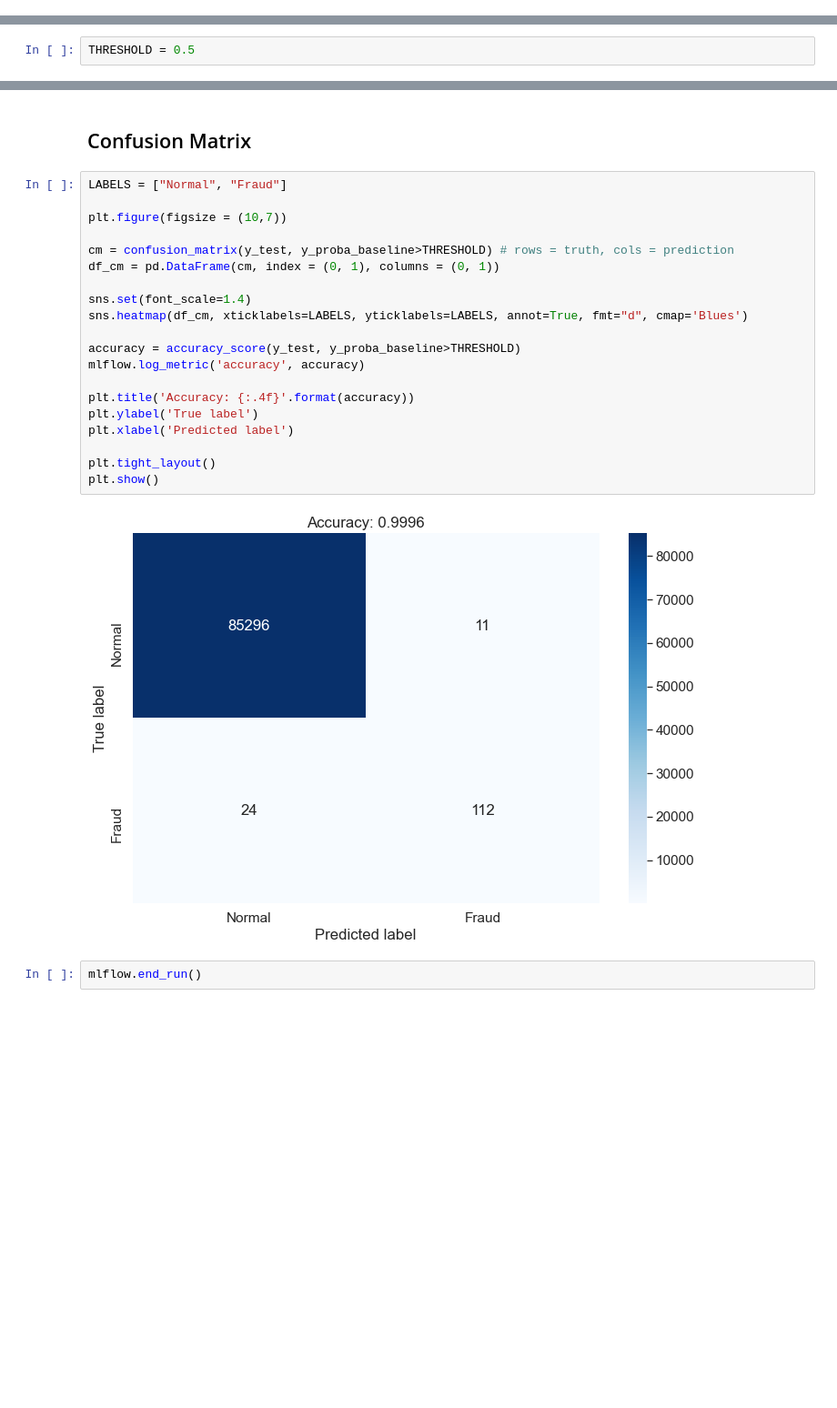
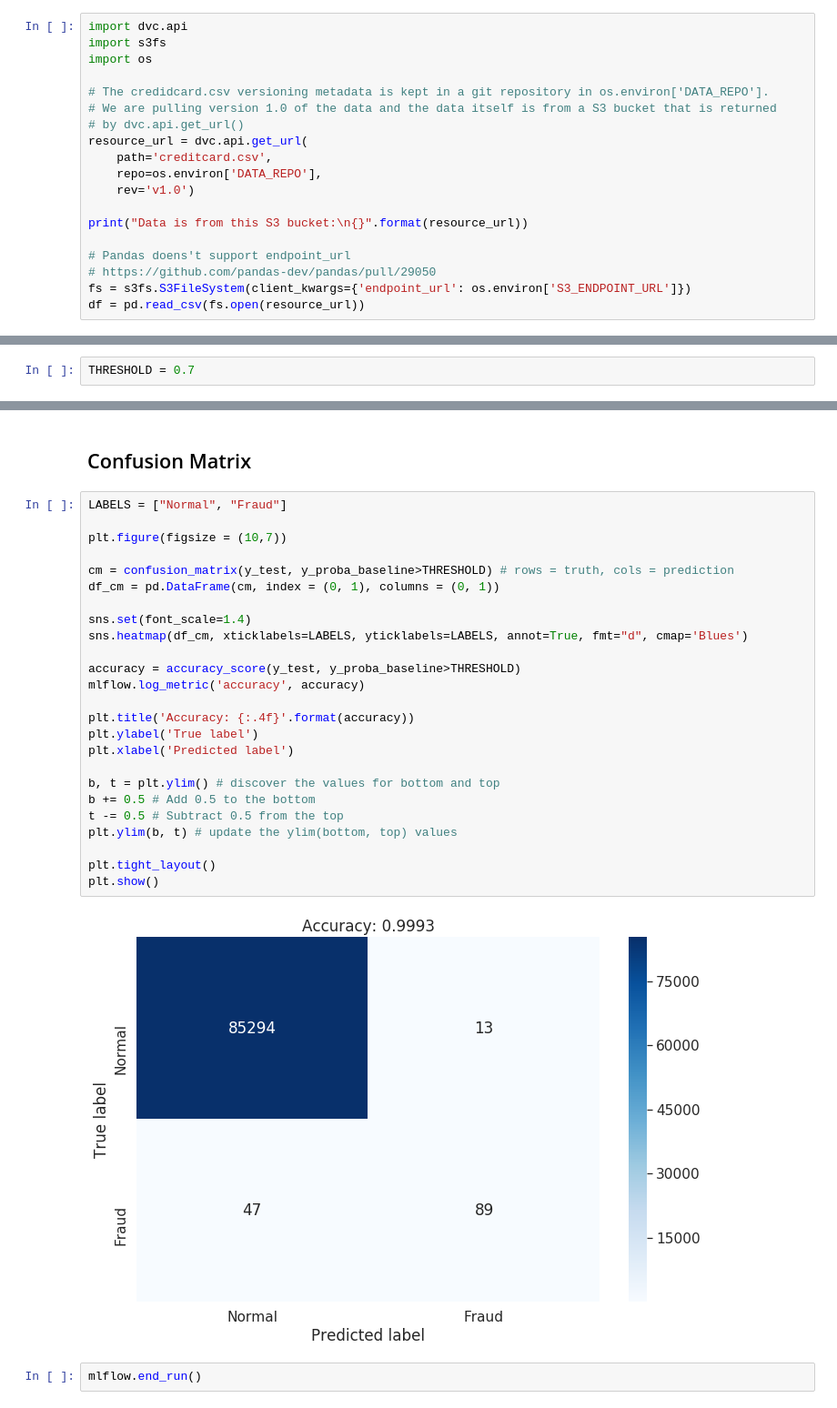
Before and after one commit to tsailiming/datascience-examples, a Jupyter notebook: workshop/notebooks/3 using xgboost.ipynb, the cells around one changed output, grey strips where cells are left out. Shown: that part at 91% size. Drawn from its saved outputs; the diff is of its cells as text; blank space fills up the shorter version.

```diff
--- a/workshop/notebooks/3 using xgboost.ipynb
+++ b/workshop/notebooks/3 using xgboost.ipynb
@@ -32,0 +34,19 @@ df = pd.read_csv('../../creditcard.csv')
+# %%
+import dvc.api
+import s3fs
+import os
+
+# The credidcard.csv versioning metadata is kept in a git repository in os.environ['DATA_REPO'].
+# We are pulling version 1.0 of the data and the data itself is from a S3 bucket that is returned
+# by dvc.api.get_url()
+resource_url = dvc.api.get_url(
+    path='creditcard.csv',
+    repo=os.environ['DATA_REPO'],
+    rev='v1.0')
+
+print("Data is from this S3 bucket:\n{}".format(resource_url))
+
+# Pandas doens't support endpoint_url
+# https://github.com/pandas-dev/pandas/pull/29050
+fs = s3fs.S3FileSystem(client_kwargs={'endpoint_url': os.environ['S3_ENDPOINT_URL']})
+df = pd.read_csv(fs.open(resource_url))
@@ -168,7 +157,7 @@ y_proba_baseline = baseline.predict(dtest)
 average_precision = average_precision_score(y_test, y_proba_baseline)
 mlflow.log_metric('average_precision', average_precision)
 # %%
-THRESHOLD = 0.5
+THRESHOLD = 0.7
 # %%
 print(classification_report(y_test, y_proba_baseline > THRESHOLD))
 print('\n')
@@ -236,24 +225,29 @@ plt.show()
 # %%
 LABELS = ["Normal", "Fraud"]
 
 plt.figure(figsize = (10,7))
 
 cm = confusion_matrix(y_test, y_proba_baseline>THRESHOLD) # rows = truth, cols = prediction
 df_cm = pd.DataFrame(cm, index = (0, 1), columns = (0, 1))
 
 sns.set(font_scale=1.4)
 sns.heatmap(df_cm, xticklabels=LABELS, yticklabels=LABELS, annot=True, fmt="d", cmap='Blues')
 
 accuracy = accuracy_score(y_test, y_proba_baseline>THRESHOLD)
 mlflow.log_metric('accuracy', accuracy)
 
 plt.title('Accuracy: {:.4f}'.format(accuracy))
 plt.ylabel('True label')
 plt.xlabel('Predicted label')
 
+b, t = plt.ylim() # discover the values for bottom and top
+b += 0.5 # Add 0.5 to the bottom
+t -= 0.5 # Subtract 0.5 from the top
+plt.ylim(b, t) # update the ylim(bottom, top) values
+
 plt.tight_layout()
 plt.show()
 # %% [output]
-[figure, old version]
+[figure, new version]
 # %%
 mlflow.end_run()
```
Also changed, not shown: parts of 21 cells of this notebook, 1 other file.
